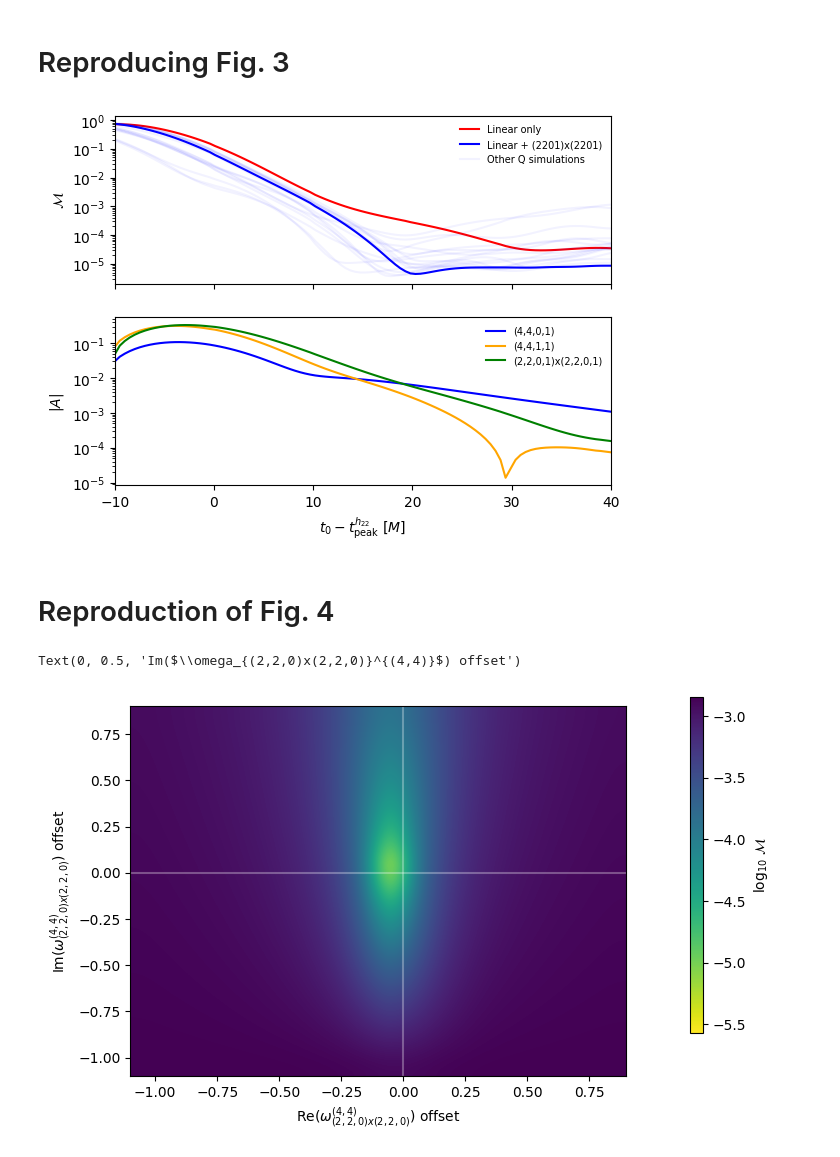
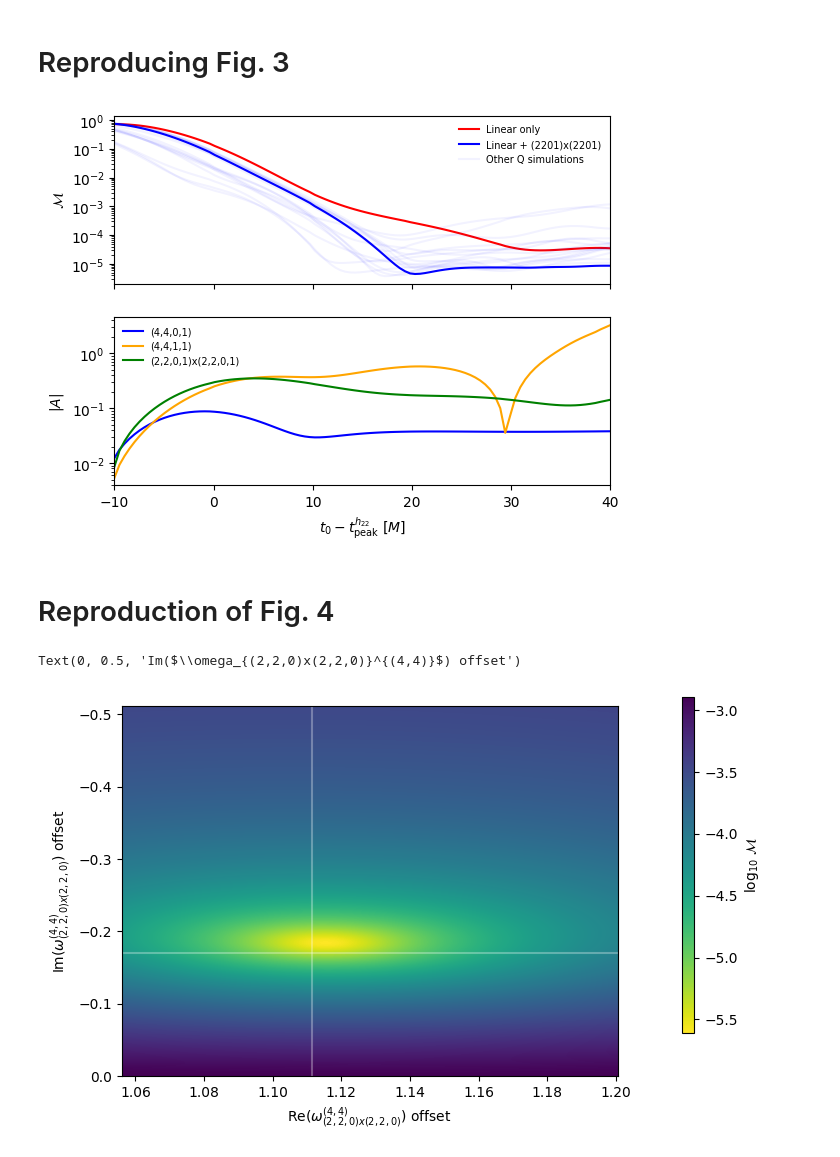
Before and after one commit to Richardvnd/quadratic_qnm, a Jupyter notebook: quadratic_mitman.ipynb, the cells around one changed output. Saved outputs shown, nothing was run; the diff lists cells and outputs as text; code cells hidden in the pictures.

```diff
--- a/quadratic_mitman.ipynb
+++ b/quadratic_mitman.ipynb
@@ -366,17 +315,14 @@ for i, modes in enumerate(mode_list):
     ax[0].semilogy(start_times, mms, label=mode_list_names[i], color=mode_colours[i])
 
     if quad_bool:
-        ax[1].semilogy(start_times, amplitudes, label='(4,4,0,1)', c='b')
-        ax[1].semilogy(start_times, amplitudes1, label='(4,4,1,1)', c='orange')
-        ax[1].semilogy(start_times, amplitudesq, label='(2,2,0,1)x(2,2,0,1)', c='g')
 
-        decay_time40 = -1 * 1/(qnmfits.qnm.omega(4,4,0,1,sim.chif_mag, Mf=sim.Mf)).imag
-        decay_time41 = -1 * 1/(qnmfits.qnm.omega(4,4,1,1,sim.chif_mag, Mf=sim.Mf)).imag
-        decay_time22 = -1 * 1/(qnmfits.qnm.omega(2,2,0,1,sim.chif_mag, Mf=sim.Mf)*2).imag
+        decay_time40 = qnmfits.qnm.omega(4,4,0,1,sim.chif_mag, Mf=sim.Mf).imag
+        decay_time41 = qnmfits.qnm.omega(4,4,1,1,sim.chif_mag, Mf=sim.Mf).imag
+        decay_time22 = qnmfits.qnm.omega(2,2,0,1,sim.chif_mag, Mf=sim.Mf).imag * 2
 
-        t_0 = -40
-
-        #ax[1].semilogy(start_times, np.exp(-(start_times-t_0)/decay_time40), c='black', linestyle='dashed', alpha=0.5)
+        ax[1].semilogy(start_times, amplitudes*np.exp(-decay_time40*start_times), label='(4,4,0,1)', c='b')
+        ax[1].semilogy(start_times, amplitudes1*np.exp(-decay_time41*start_times), label='(4,4,1,1)', c='orange')
+        ax[1].semilogy(start_times, amplitudesq*np.exp(-decay_time22*start_times), label='(2,2,0,1)x(2,2,0,1)', c='g')
 
 # Generate other simulation plots
 
@@ -413,7 +359,7 @@ ax[1].set_ylabel('$|A|$')
 _ = ax[0].legend(ncol=1, frameon=False, fontsize=7)
 _ = ax[1].legend(ncol=1, frameon=False, fontsize=7)
 # %% [output]
-[figure, old version]
+[figure, new version]
 # %% [markdown]
 # Reproduction of Fig. 4
 # %%
@@ -422,28 +368,32 @@ sim = CCE_sim305
 model_q = [(4,4,n,1) for n in range(1+1)] + [(2,2,0,1,2,2,0,1)]
 # %%
 t0 = 20
-min = -1
-max = 1
-step = 0.1
+
+re_min = 0.95
+re_max = 1.08
+im_min = 0
+im_max = 3
+step = 100
 
 index = model_q.index((2,2,0,1,2,2,0,1))
 # %%
-variation = np.arange(min, max, step)
+im_variation = np.linspace(im_min, im_max, step)
+re_variation = np.linspace(re_min, re_max, step)
+
 frequencies = np.array(qnm.omega_list(model_q, sim.chif_mag, sim.Mf))
 
 mm_list = []
 
-for i in variation:
-    for j in variation:
+for v_im in im_variation:
+    for v_re in re_variation:
 
         modified_frequencies = frequencies.copy()
-        modified_frequencies.real[index] = modified_frequencies.real[index] * (1 + j)
-        modified_frequencies.imag[index] = modified_frequencies.imag[index] * (1 + i)
+        modified_frequencies[index] = frequencies[index].real * v_re + 1j * frequencies[index].imag * v_im
 
         best_fit = qnmfits.ringdown_fit(
             sim.times,
             sim.h[4,4],
-            modes,
+            model_q,
             Mf=sim.Mf,
             chif=sim.chif_mag,
             t0=t0,
@@ -453,39 +403,41 @@ for i in variation:
         mm_list.append(best_fit['mismatch'])
 
 mm_grid = np.reshape(
-    np.array(mm_list), (len(variation), len(variation))
+    np.array(mm_list), (step, step)
     )
 # %%
 fig, ax = plt.subplots()
 
-minmax = [min-step, max+step]
+xmin = frequencies[index].real*re_min
+xmax = frequencies[index].real*re_max
+ymin = frequencies[index].imag*im_min
+ymax = frequencies[index].imag*im_max
 
 # Plot heatmap
 im = ax.imshow(
     np.log10(mm_grid),
-    extent=[min-step, max-step, min-step, max-step],
+    extent=[xmin, xmax, ymin, ymax],
     aspect='auto',
     origin='lower',
     interpolation='bicubic',
     cmap='viridis_r')
 
-
-ax.axhline(0, color='w', alpha=0.3)
-ax.axvline(0, color='w', alpha=0.3)
+ax.axhline(frequencies[index].imag, color='w', alpha=0.3)
+ax.axvline(frequencies[index].real, color='w', alpha=0.3)
 
 #frequency_442= np.array(qnm.omega_list([(4,4,2,1)], sim.chif_mag, sim.Mf))
 #x_offset = frequency_442.real / frequencies.real[index]
 #y_offset = frequency_442.imag / frequencies.imag[index]
 
 #ax.plot(x_offset, y_offset, marker='o', markersize=3, color='k')
 
 # Color bar
 cax = fig.add_axes([1, 0.2, 0.02, 0.7])
 cbar = fig.colorbar(im, cax=cax)
 cbar.ax.set_ylabel('$\mathrm{log}_{10}\ \mathcal{M}$')
 
 ax.set_xlabel('Re($\omega_{(2,2,0)x(2,2,0)}^{(4,4)}$) offset')
 ax.set_ylabel('Im($\omega_{(2,2,0)x(2,2,0)}^{(4,4)}$) offset')
 # %% [output]
 Text(0, 0.5, 'Im($\\omega_{(2,2,0)x(2,2,0)}^{(4,4)}$) offset')
-[figure, old version]
+[figure, new version]
```
Also changed, not shown: parts of 6 cells of this notebook, 2 other files.
